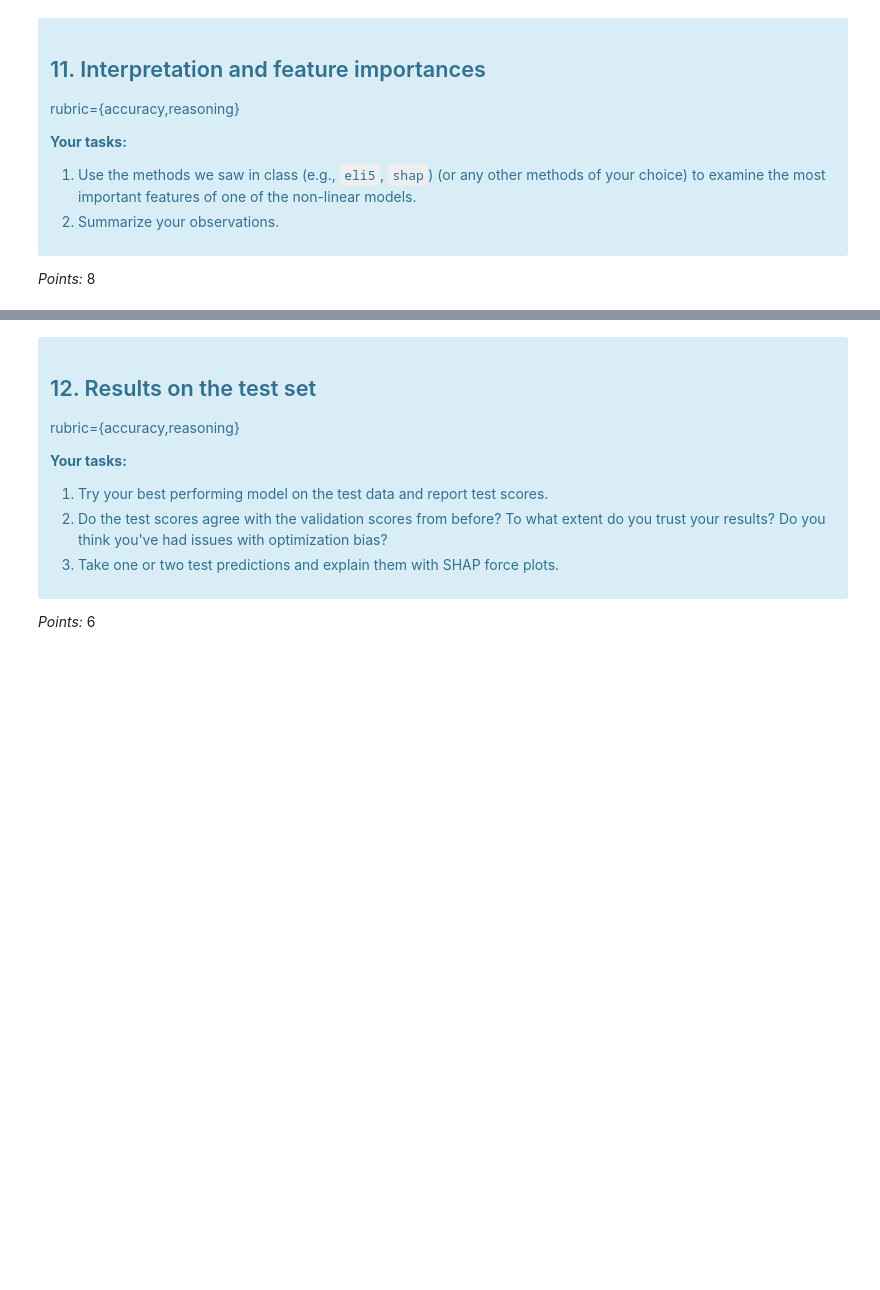
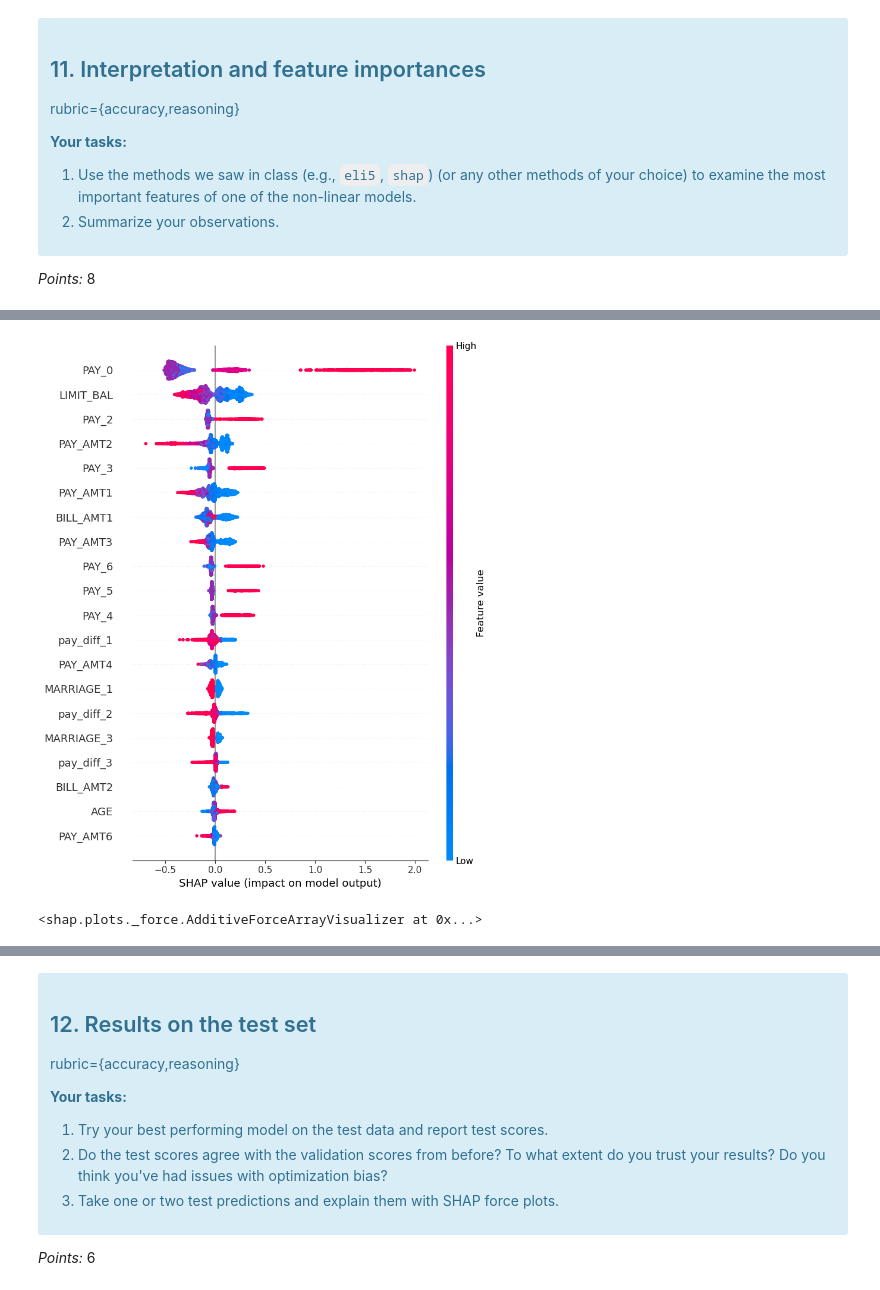
Before and after one commit to UBC-MDS/DSCI_573-Lab_4, a Jupyter notebook: lab4.ipynb, the cells around one changed output, grey strips where cells are left out. Drawn from its saved outputs; the diff is of its cells as text; code cells hidden in the pictures; blank space fills up the shorter version.

```diff
--- a/lab4.ipynb
+++ b/lab4.ipynb
@@ -815,0 +726,11 @@ Ellipsis
+# %%
+ohe_feature_names = (
+    best_xgb.named_steps["columntransformer"]
+    .named_transformers_["onehotencoder"]
+    .get_feature_names_out(catagorical_cols)
+    .tolist()
+)
+feature_names = (
+    numeric_cols + passthrough_cols +  ohe_feature_names
+)
+feature_names
@@ -815,0 +755,7 @@ Ellipsis
+# %%
+preprocessor.fit(X_train)
+X_test_enc = preprocessor.transform(X_test)
+X_test_enc = pd.DataFrame(X_test_enc)
+X_test_enc.columns = feature_names
+
+X_test_enc
@@ -815,0 +776,8 @@ Ellipsis
+# %%
+xgb_model = best_xgb.named_steps['xgbclassifier']
+explainer = shap.TreeExplainer(xgb_model)
+shap_values = explainer.shap_values(X_test_enc)
+shap.initjs()
+force_plot = shap.force_plot(explainer.expected_value, shap_values[0,:], X_test_enc.iloc[0,:])
+
+force_plot
@@ -815,0 +787,8 @@ Ellipsis
+# %%
+shap.summary_plot(shap_values, X_test_enc)
+# %% [output]
+[figure, added]
+# %%
+shap.force_plot(explainer.expected_value, shap_values[:10], X_test_enc.iloc[:10])
+# %% [output]
+<shap.plots._force.AdditiveForceArrayVisualizer at 0x...>
```
Also changed, not shown: parts of 71 cells of this notebook.
